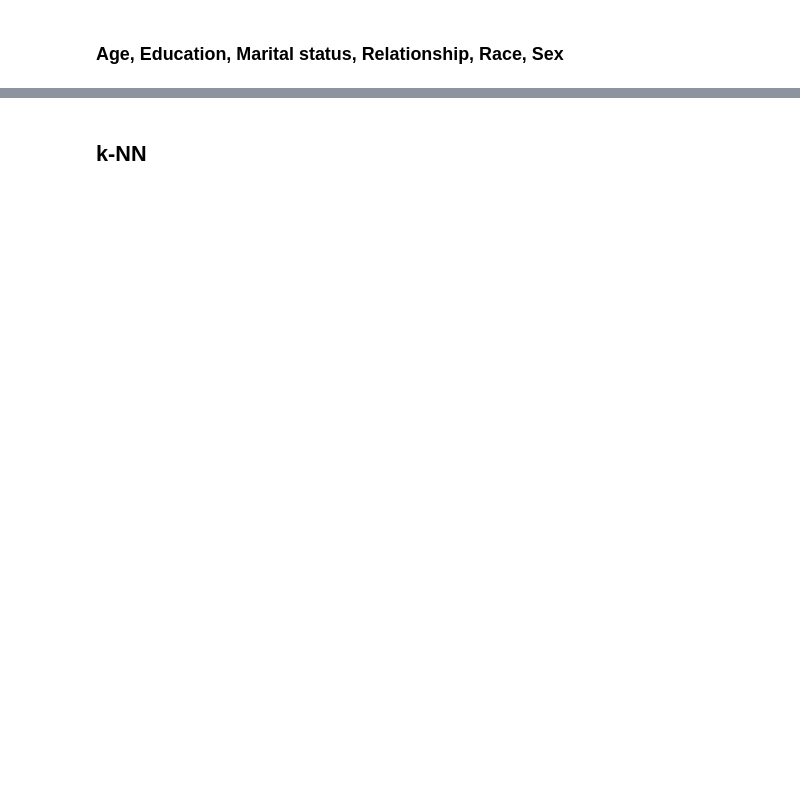
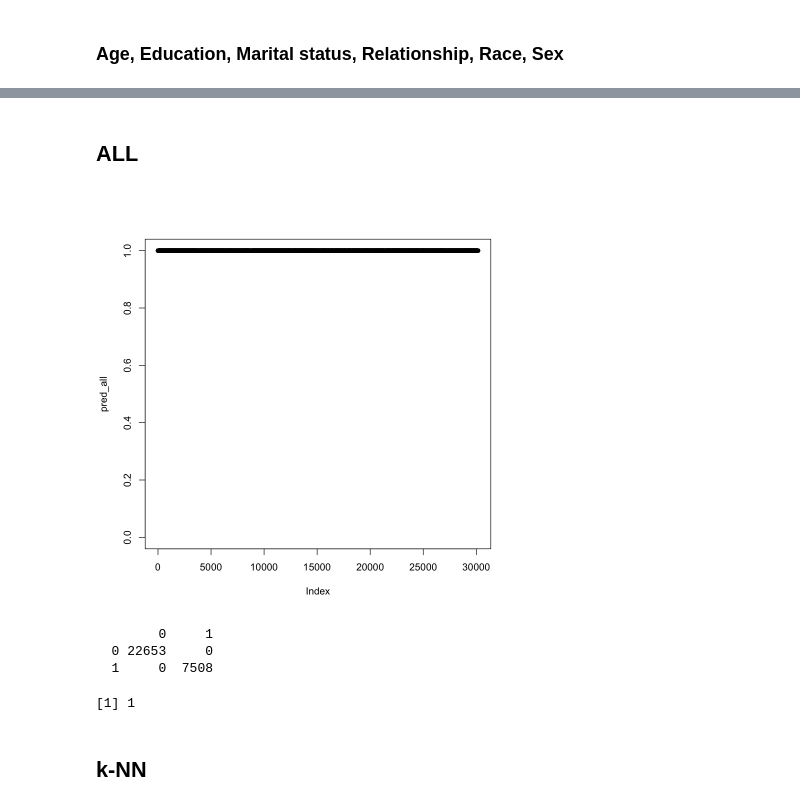
Before and after one commit to fiminka/Data-Mining-project, a Jupyter notebook: Wika.ipynb, the cells around one changed output, grey strips where cells are left out. Drawn from its saved outputs; the diff is of its cells as text; code cells hidden in the pictures; blank space fills up the shorter version.

```diff
--- a/Wika.ipynb
+++ b/Wika.ipynb
@@ -153,3 +143,23 @@ plot(pred_3, col=adult_data$income_binary, pch=16)
+# %% [markdown]
+## ALL
+# %%
+model.all <- lm(income_binary ~ ., data=adult_data)
+# %%
+pred_all <- predict(model.all, adult_data)
+# %%
+plot(pred_all, col=adult_data$income_binary, pch=16)
+# %% [output]
+[figure, added]
+# %%
+(confusion.matrix.all <- table(round(pred_all), adult_data$income_binary))
+# %% [output]
+        0     1
+  0 22653     0
+  1     0  7508
+# %%
+(accuracy.all <- sum(diag(confusion.matrix.all))/sum(confusion.matrix.all))
+# %% [output]
+[1] 1
 # %% [markdown]
 ## k-NN
 # %%
```
Also changed, not shown: parts of 52 cells of this notebook.
